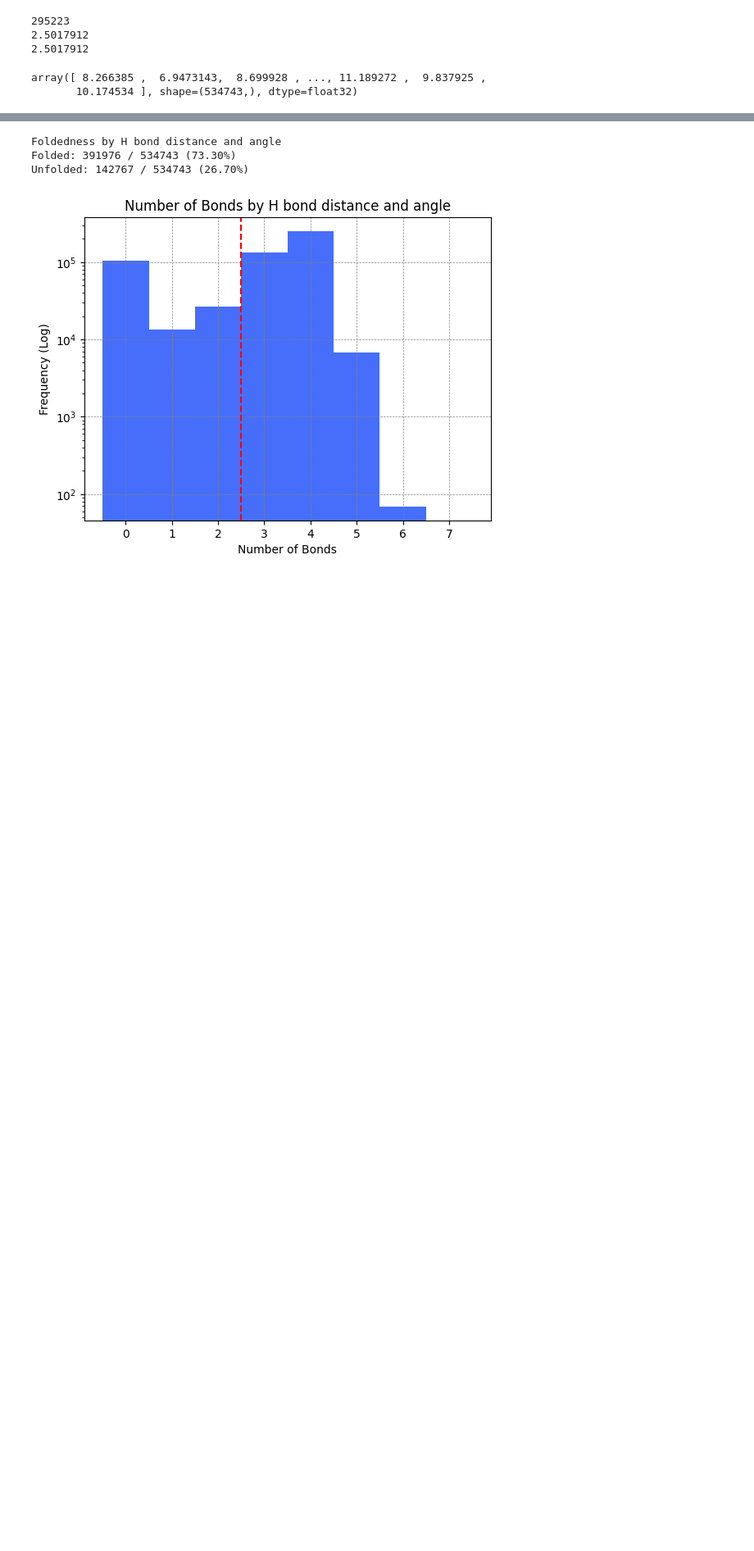
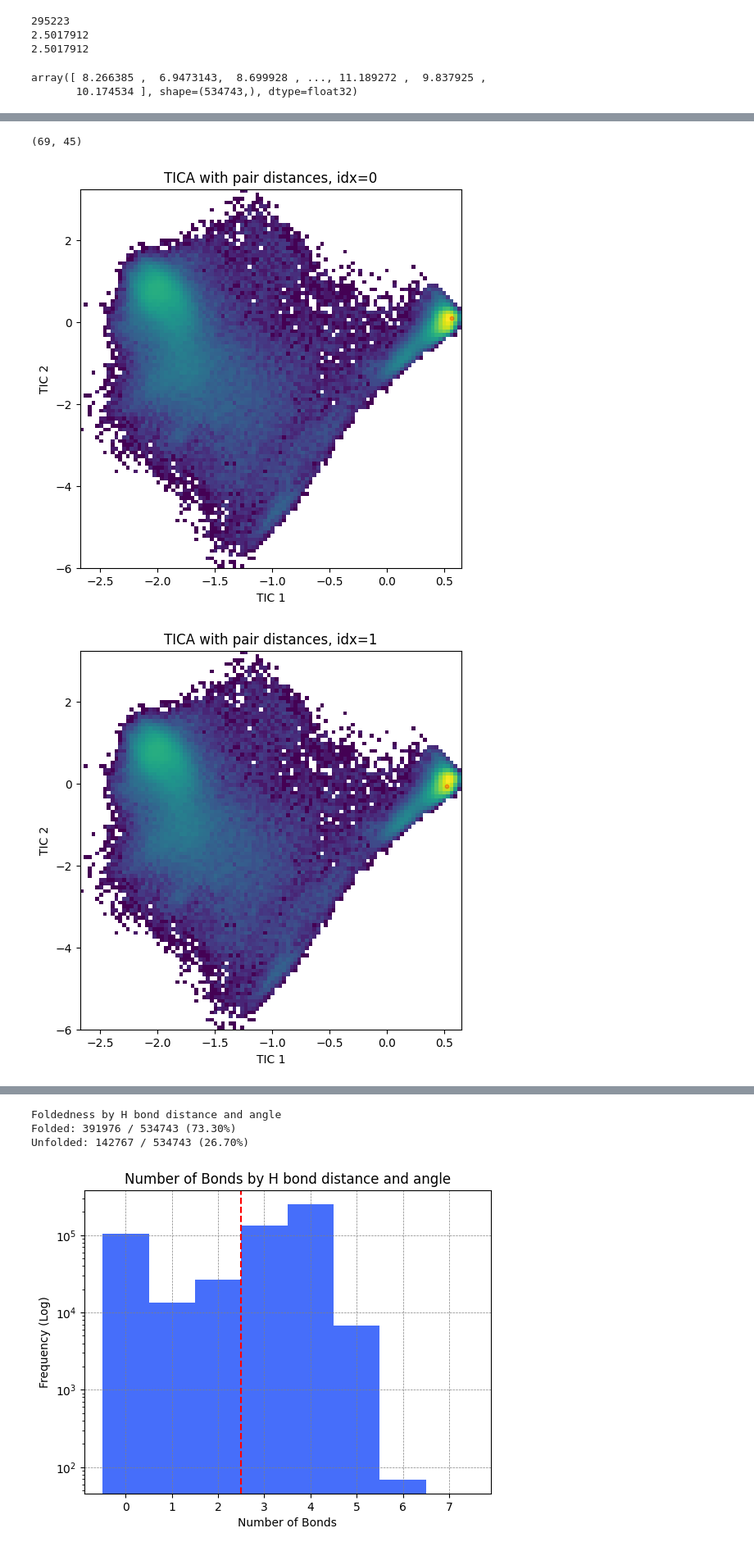
Before and after one commit to seonghyun26/DESRES, a Jupyter notebook: notebook/data-CLN025.ipynb, the cells around one changed output, grey strips where cells are left out. Shown: that part at 82% size. Cells and saved outputs as stored; diff of their text form; code cells hidden in the pictures; blank space fills up the shorter version.

```diff
--- a/notebook/data-CLN025.ipynb
+++ b/notebook/data-CLN025.ipynb
@@ -672,3 +697,6 @@ print(bond_distances_sum.min())
 2.5017912
 array([ 8.266385 ,  6.9473143,  8.699928 , ..., 11.189272 ,  9.837925 ,
        10.174534 ], shape=(534743,), dtype=float32)
+# %%
+folded_idx = np.where(bond_num_distance_angle == 6)[0]
+print(folded_idx)
@@ -674,0 +711,39 @@ array([ 8.266385 ,  6.9473143,  8.699928 , ..., 11.189272 ,  9.837925 ,
+# %%
+pdb = md.load(pdb_path)
+six_bond_ca_resid_pair = np.array(
+	[(a.index, b.index) for a, b in combinations(list(pdb.topology.residues), 2)]
+)
+six_bond_ca_pair_contacts, six_bond_resid_pairs = md.compute_contacts(
+	all_traj[folded_idx], scheme="ca", contacts=six_bond_ca_resid_pair, periodic=False
+)
+six_bond_ca_pair_contacts_switch = (1 - np.power(six_bond_ca_pair_contacts / 0.8, 6)) / (1 - np.power(six_bond_ca_pair_contacts / 0.8, 12))
+print(six_bond_ca_pair_contacts_switch.shape)
+# %% [output]
+(69, 45)
+# %%
+# TICA plot with labels
+lag = 10
+tica_model_path = f"/home/shpark/prj-mlcv/lib/DESRES/data/{molecule}/{molecule}_tica_model_switch_lag{lag}.pkl"
+with open(tica_model_path, 'rb') as f:
+	tica_model = pickle.load(f)
+print(tica_model)
+tica_data = tica_model.transform(ca_pair_contacts_switch)
+x = tica_data[:, 0]
+y = tica_data[:, 1]
+# %%
+six_bond_data = tica_model.transform(six_bond_ca_pair_contacts_switch)
+for idx in range(10):
+	six_bond_data_filtered = six_bond_data[idx:idx+1]
+
+	fig = plt.figure(figsize=(6, 6))
+	ax = fig.add_subplot(111)
+	ax.hist2d(x, y, bins=100, norm=LogNorm())
+	ax.scatter(six_bond_data_filtered[:, 0], six_bond_data_filtered[:, 1], c="red", s=10, alpha=0.3)
+	ax.set_xlabel("TIC 1")
+	ax.set_ylabel("TIC 2")
+	plt.title(f"TICA with pair distances, idx={idx}")
+	plt.show()
+	plt.close()
+# %% [output]
+[figure, added]
+[figure, added]
```
Also changed, not shown: parts of 9 cells of this notebook, 40 other files.
